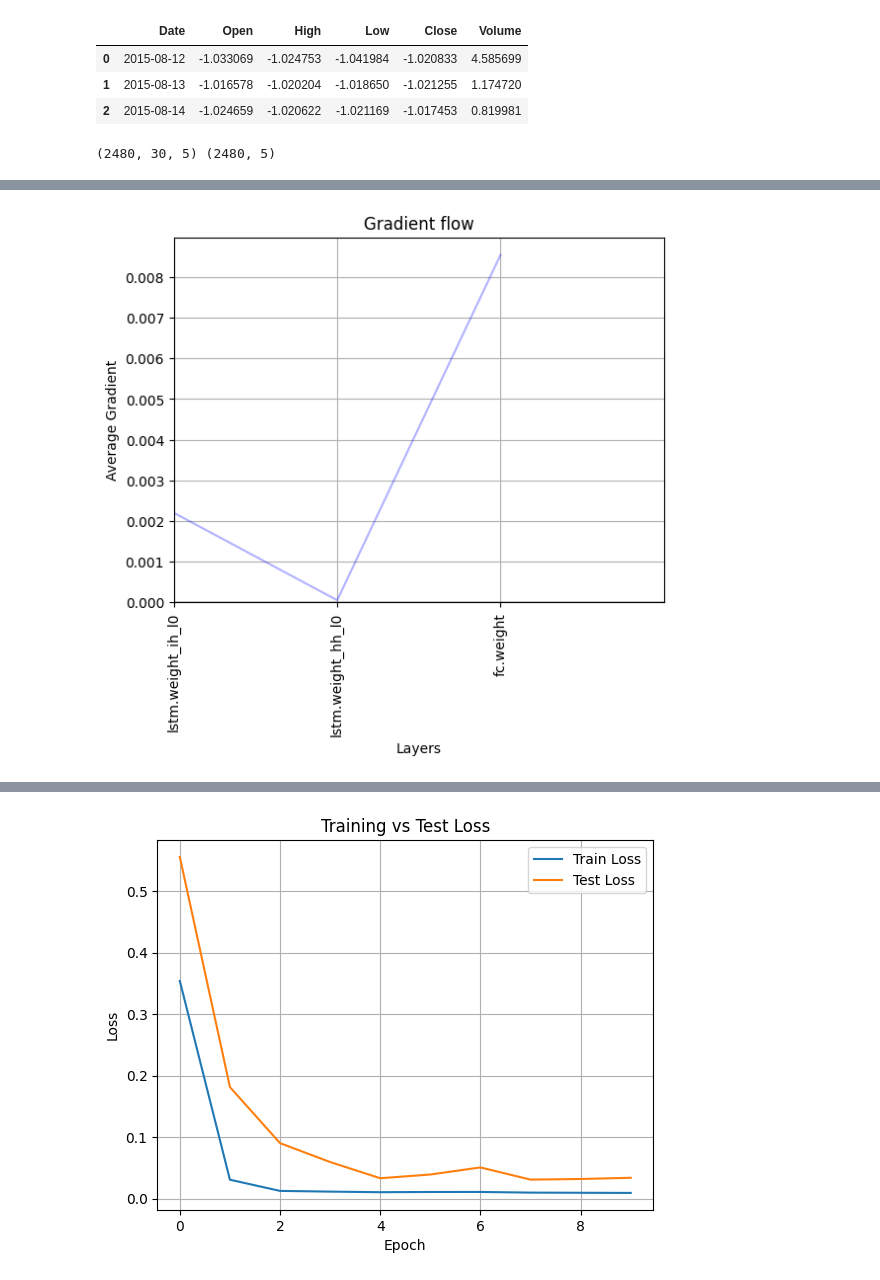
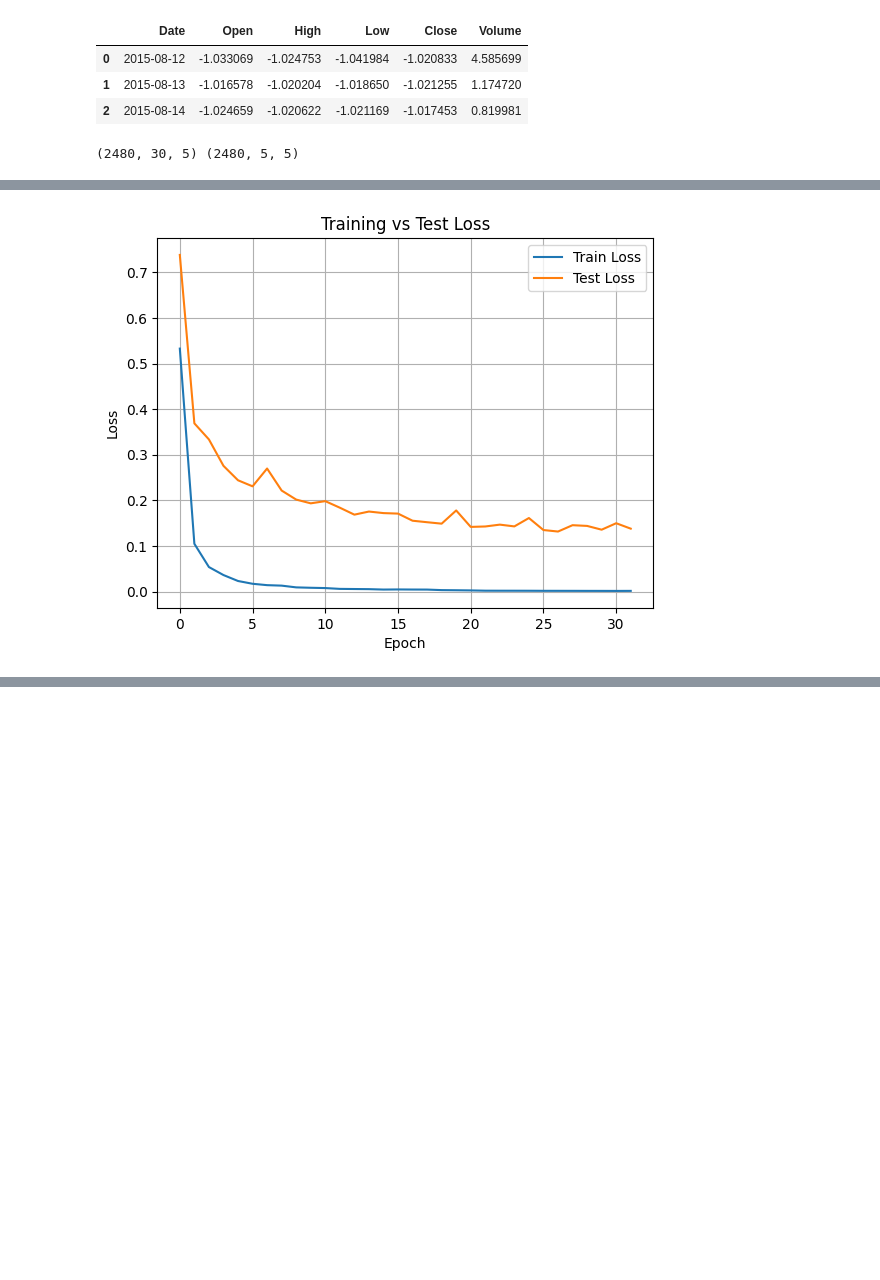
Before and after one commit to amazovetskii/LSTM_Market_Prediction, a Jupyter notebook: index.ipynb, the cells around one changed output, grey strips where cells are left out. Drawn from its saved outputs; the diff is of its cells as text; code cells hidden in the pictures; blank space fills up the shorter version.

Commit message:
transformer implemented

```diff
--- a/index.ipynb
+++ b/index.ipynb
@@ -61,11 +62,11 @@ data_np = df_scaled[feature_cols].values.astype(np.float32)
 X, y = [], []
 for i in range(len(data_np) - lookback_days - future_days + 1):
     X.append(data_np[i:i+lookback_days])
-    y.append(data_np[i+lookback_days:i+lookback_days+future_days, 3])
+    y.append(data_np[i+lookback_days:i+lookback_days+future_days])
 X, y = np.array(X, dtype=np.float32), np.array(y, dtype=np.float32)
 print(X.shape, y.shape)
 # %% [output]
-(2480, 30, 5) (2480, 5)
+(2480, 30, 5) (2480, 5, 5)
 # %%
 n = len(X)
 split = int(0.8 * n)
@@ -78,27 +79,18 @@ test_loader = DataLoader(test_dataset, batch_size=64, shuffle=False)
 # %%
 device = torch.device("mps" if torch.mps.is_available() else "cpu")
 
-n_epochs = 10
-plot_gradients = True
+n_epochs = 1000
+plot_gradients = False
 
-model = LSTM(
-    input_size=5,
-    hidden_size=512,
-    num_layers=1,
-    dropout=0.0,
-    pred_days=future_days
-).to(device)
-# model = nn.Transformer(
-#     nhead=16,
-#     num_encoder_layers=12,
-#     batch_first=True
-# ).to(device)
+model = Seq2SeqTransformer().to(device)
 
 criterion = nn.MSELoss()
-optimizer = torch.optim.Adam(model.parameters(), lr=1e-3)
+optimizer = torch.optim.Adam(model.parameters(), lr=1e-2)
 scheduler = lr_scheduler.StepLR(optimizer, step_size=20, gamma=0.5)
+
 train_losses = []
 val_losses = []
+early_stopping = EarlyStopping(patience=5, min_delta=0.001)
 
 for epoch in range(n_epochs):
     # ---- Train ----
@@ -106,10 +98,12 @@ for epoch in range(n_epochs):
     total_loss = 0
     _batch_counter = 0 # used to show gradients only once
     for X_batch, y_batch in train_loader:
+        optimizer.zero_grad()
+
         X_batch, y_batch = X_batch.to(device), y_batch.to(device)
 
-        optimizer.zero_grad()
-        outputs = model(X_batch)
+        outputs = model(X_batch, tgt=y_batch, teacher_forcing=True)
+
         loss = criterion(outputs, y_batch)
         total_loss += loss.item()
         loss = criterion(outputs, y_batch)
@@ -131,7 +125,7 @@ for epoch in range(n_epochs):
     with torch.no_grad():
         for X_batch, y_batch in test_loader:
             X_batch, y_batch = X_batch.to(device), y_batch.to(device)
-            outputs = model(X_batch)
+            outputs = model(X_batch, teacher_forcing=False)
             loss = criterion(outputs, y_batch)
             total_val_loss += loss.item()
 
@@ -143,6 +137,12 @@ for epoch in range(n_epochs):
     if (epoch+1) % 5 == 0:
         print(f"Epoch [{epoch+1}/{n_epochs}], Train loss: {avg_train_loss:.6f}, Validation loss: {avg_val_loss:.6f}")
 
+    # ---- Early stopping ----
+    early_stopping(avg_val_loss, model)
+    if early_stopping.early_stop:
+        model.load_state_dict(torch.load("model_weights.pt"))  # restore best weights
+        break
+
 
 plt.plot(train_losses, label="Train Loss")
 plt.plot(val_losses, label="Test Loss")
@@ -156 +162 @@ plt.show()
-[figure, old version]
+[figure, new version]
@@ -159,2 +163 @@ Epoch [10/10], Train loss: 0.009381, Validation loss: 0.033962
-[figure, removed]
 # %%
```
Also changed, not shown: parts of 3 cells of this notebook, 3 other files.
